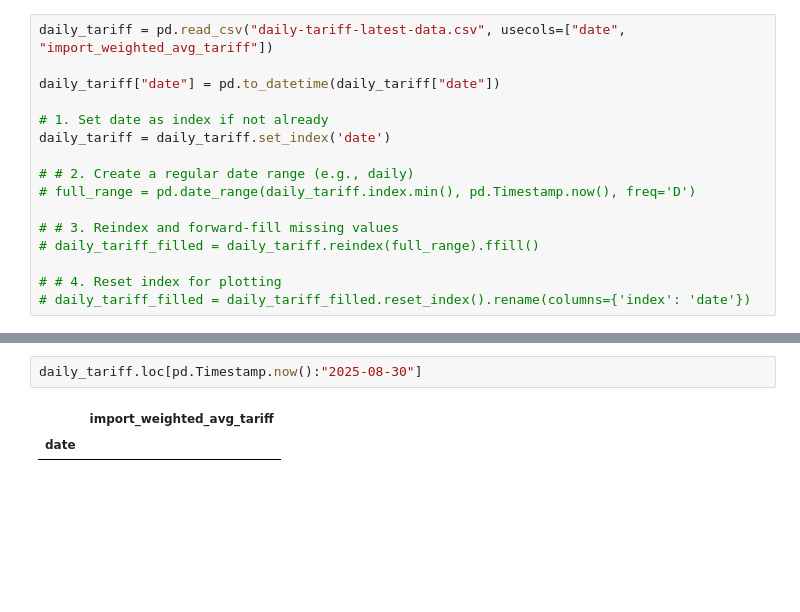
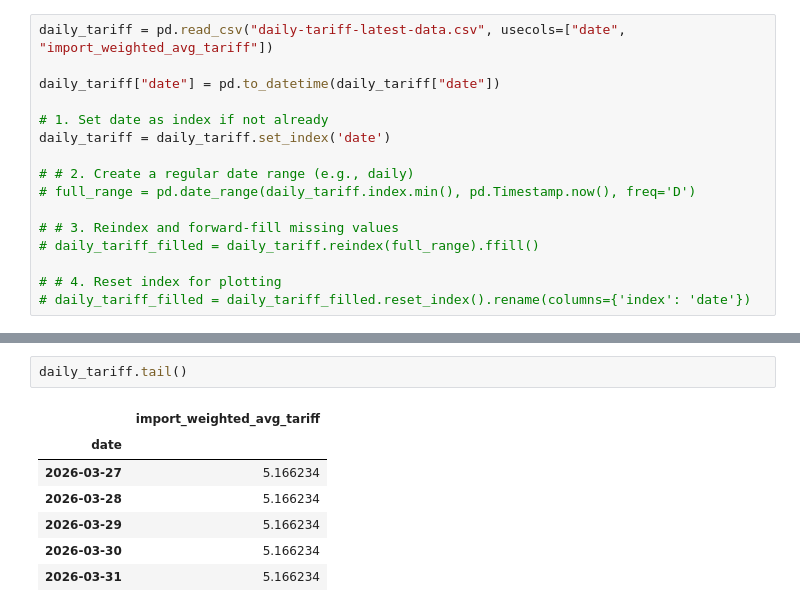
Before and after one commit to tradewartracker/trade-war-redux-2025, a Jupyter notebook: plot-tariff-by-country-by-time.ipynb, the cells around one changed output, grey strips where cells are left out. Cells and saved outputs as stored; diff of their text form; blank space fills up the shorter version.

```diff
--- a/plot-tariff-by-country-by-time.ipynb
+++ b/plot-tariff-by-country-by-time.ipynb
@@ -381,8 +346,13 @@ Timestamp('2025-12-11 00:00:00')
-# %%
-daily_tariff.loc[pd.Timestamp.now():"2025-08-30"]
-# %% [output]
-|  | import_weighted_avg_tariff |
-| date |  |
+# %%
+daily_tariff.tail()
+# %% [output]
+|  | import_weighted_avg_tariff |
+| date |  |
+| 2026-03-27 | 5.166234 |
+| 2026-03-28 | 5.166234 |
+| 2026-03-29 | 5.166234 |
+| 2026-03-30 | 5.166234 |
+| 2026-03-31 | 5.166234 |
 # %%
 def make_tariff_daily(df):
 
```
Also changed, not shown: parts of 12 cells of this notebook, 4 other files.
